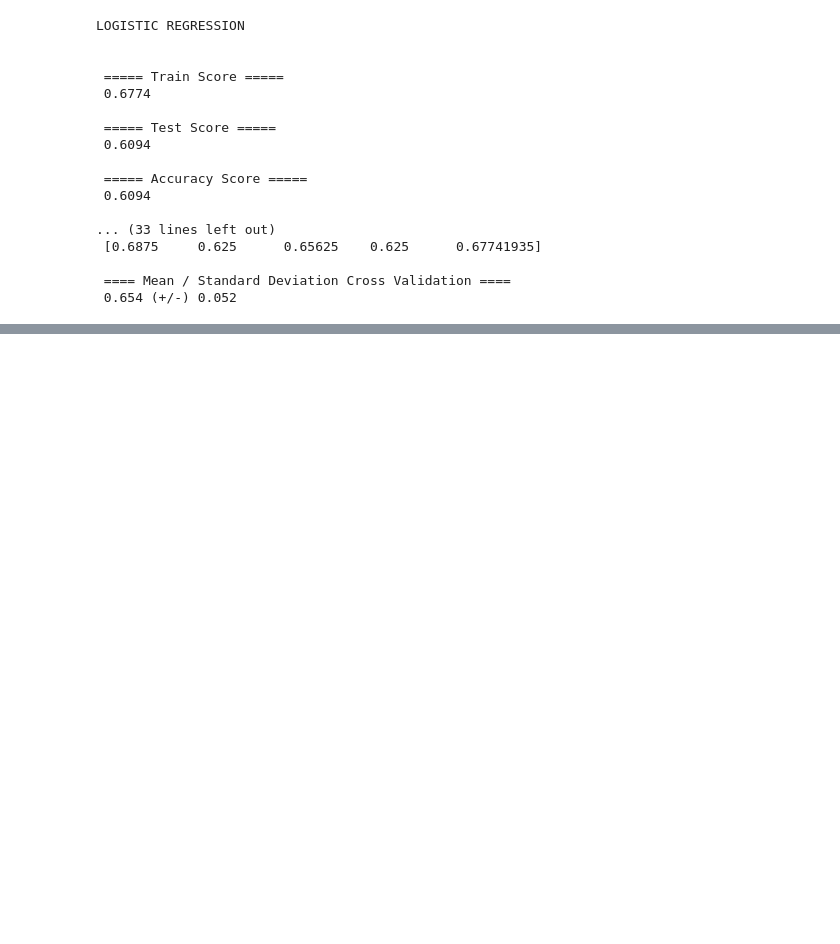
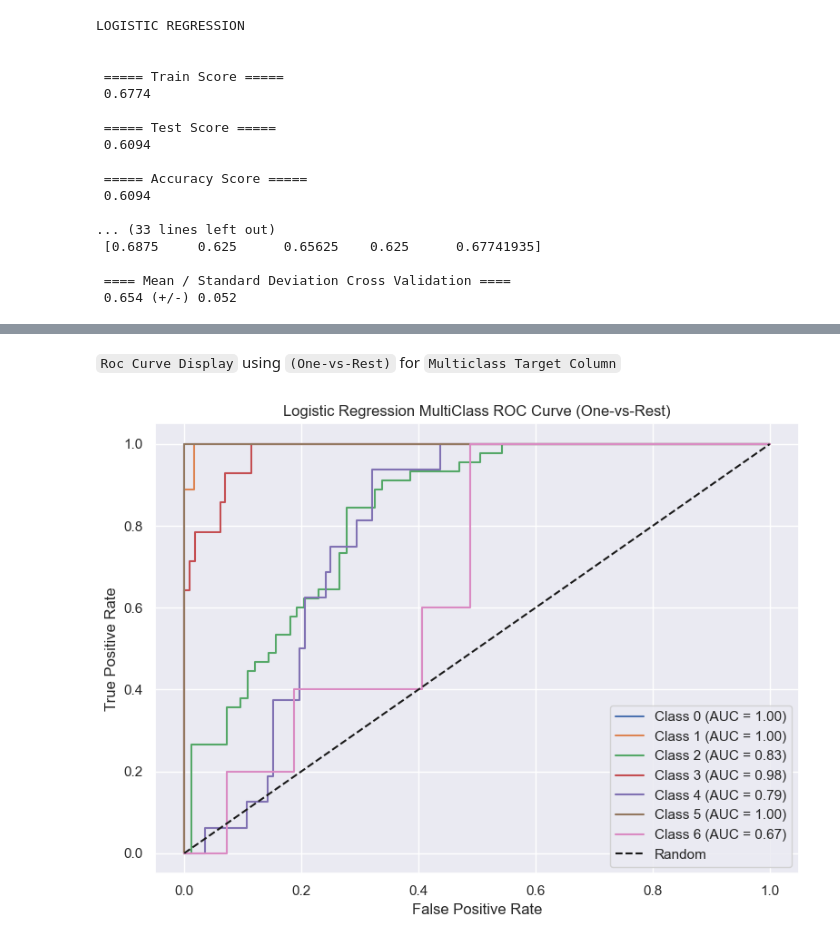
Before and after one commit to codewithraphael/machine-learning, a Jupyter notebook: Fish Species/notebook/fish_species.ipynb, the cells around one changed output, grey strips where cells are left out. Drawn from its saved outputs; the diff is of its cells as text; code cells hidden in the pictures; blank space fills up the shorter version.

Commit message:
Model Training on Logistic Regression

```diff
--- a/Fish Species/notebook/fish_species.ipynb
+++ b/Fish Species/notebook/fish_species.ipynb
@@ -302,0 +315,22 @@ LOGISTIC REGRESSION
+# %% [markdown]
+`Roc Curve Display` using `(One-vs-Rest)` for `Multiclass Target Column`
+# %%
+classes = np.unique(y_test)
+y_test_bin = label_binarize(y_test, classes=classes)
+
+plt.figure(figsize=(8, 6))
+
+for i, cls in enumerate(classes):
+    fpr, tpr, thresholds = roc_curve(y_test_bin[:, i], lr_y_prob[:, i])
+    lr_roc_auc = auc(fpr, tpr)
+    plt.plot(fpr, tpr, label=f"Class {cls} (AUC = {lr_roc_auc:.2f})")
+
+plt.plot([0, 1], [0, 1], "k--", label="Random")
+plt.xlabel("False Positive Rate")
+plt.ylabel("True Positive Rate")
+plt.title("Logistic Regression MultiClass ROC Curve (One-vs-Rest)")
+plt.legend(loc="lower right")
+plt.tight_layout()
+plt.show()
+# %% [output]
+[figure, added]
```
Also changed, not shown: parts of 3 cells of this notebook, 2 other files.
